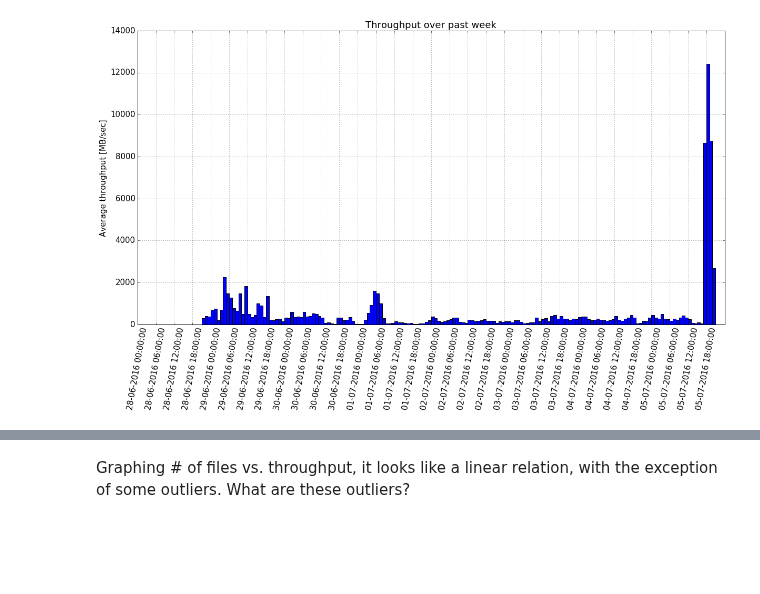
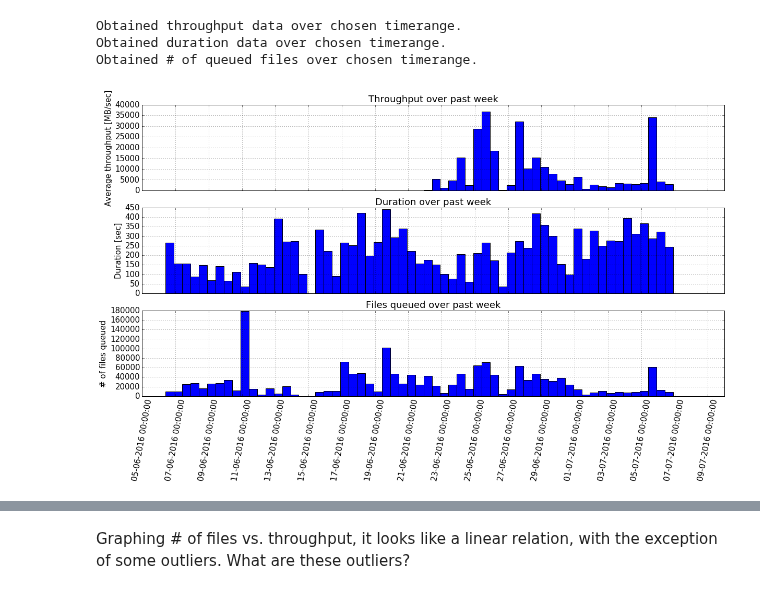
Before and after one commit to ATLAS-Analytics/AnalyticsNotebooks, a Jupyter notebook: Wesley/Histogramming.ipynb, the cells around one changed output, grey strips where cells are left out. Saved outputs shown, nothing was run; the diff lists cells and outputs as text; code cells hidden in the pictures; blank space fills up the shorter version.

```diff
--- a/Wesley/Histogramming.ipynb
+++ b/Wesley/Histogramming.ipynb
@@ -12,7 +12,7 @@ from elasticsearch import Elasticsearch, exceptions as es_exceptions
 from elasticsearch.helpers import scan
 
 #Create instance of ElasticSearch using the Atlas host server
-es = Elasticsearch(hosts=[{'host':'atlas-kibana.mwt2.org', 'port':9200}],timeout=60)
+es = Elasticsearch(hosts=[{'host':'atlas-kibana-2.mwt2.org', 'port':9200}],timeout=60)
 # %%
 #Get indices for rucio-events*
 indices = es.cat.indices(index="rucio-events*", h="index", request_timeout=600).split('\n')
@@ -212,24 +180,91 @@ countVals,_ = getCountWithTimestamp(_src,_dst,eventType,period,binSize)
+# %%
+_src = 'CERN-PROD*'
+_dst = 'BNL*'
+period = "30d"
+binSize = "12h"
+
+#Acquire data for throughput calculation
+field = "payload.bytes"
+eventType = "transfer-submitted"
+aggType = "sum"
+
+payloadBytesWeek,payloadTimestampWeek = getFieldWithTimestamp(_src,_dst,field,eventType,period,binSize,aggType)
+print('Obtained throughput data over chosen timerange.')
+throughputWeek = payloadBytesWeek*(10**(-6))/(60**2) #units in MB/sec
+
+#Acquire data for duration display
+
+field = "payload.duration"
+eventType = "transfer-done"
+aggType = "avg"
+payloadDurationWeek,_ = getFieldWithTimestamp(_src,_dst,field,eventType,period,binSize,aggType)
+print("Obtained duration data over chosen timerange.")
+# Get number of queued values
+_src = "CERN-PROD*"
+_dst = "BNL*"
+eventType = "transfer-submitted"
+
+countVals,_ = getCountWithTimestamp(_src,_dst,eventType,period,binSize)
+print("Obtained # of queued files over chosen timerange.")
+# %% [output]
+Obtained throughput data over chosen timerange.
+Obtained duration data over chosen timerange.
+Obtained # of queued files over chosen timerange.
 # %%
 import matplotlib.dates as dt
 
+#First plot
 times = dt.epoch2num(payloadTimestampWeek/1000.)
 width = times[1] - times[0]
 
 plt.figure(figsize=(20,10))
+plt.subplot(311)
 plt.bar(times,throughputWeek,width=width)
 plt.grid()
 plt.title('Throughput over past week')
 plt.ylabel('Average throughput [MB/sec]')
+ax=plt.gca()
+
+#Don't display the xtick labels for this plot
+ax.xaxis.set_major_formatter(plt.NullFormatter())
+
+start, end = ax.get_xlim()
+#Place extra xticks manually (change 1/4 to something different)
+plt.xticks(np.arange(start, end,2),rotation= 80 )
+
+#Second plot
+plt.subplot(312)
+plt.bar(times,payloadDurationWeek,width=width)
+plt.grid()
+plt.title('Duration over past week')
+plt.ylabel('Duration [sec]')
+ax=plt.gca()
+
+#Don't display the xtick labels for this plot either
+ax.xaxis.set_major_formatter(plt.NullFormatter())
+
+start, end = ax.get_xlim()
+#Place extra xticks manually (change 1/4 to something different)
+plt.xticks(np.arange(start, end,2),rotation= 80 )
+
+
+
+#Third plot
+plt.subplot(313)
+plt.bar(times,countVals,width=width)
+plt.grid()
+plt.title('Files queued over past week')
+plt.ylabel('# of files queued')
 ax=plt.gca()
 
 #Tedious date/time formatting
 xfmt = dt.DateFormatter('%d-%m-%Y %H:%M:%S')
 ax.xaxis.set_major_formatter(xfmt)
 ax.xaxis_date()
 
 start, end = ax.get_xlim()
 #Place extra xticks manually (change 1/4 to something different)
-plt.xticks(np.arange(start, end,1/4),rotation= 80 )
+plt.xticks(np.arange(start, end,2),rotation= 80 )
 plt.show()
 # %% [output]
-[figure, old version]
+[figure, new version]
```
Also changed, not shown: parts of 9 cells of this notebook, 5 other files.
